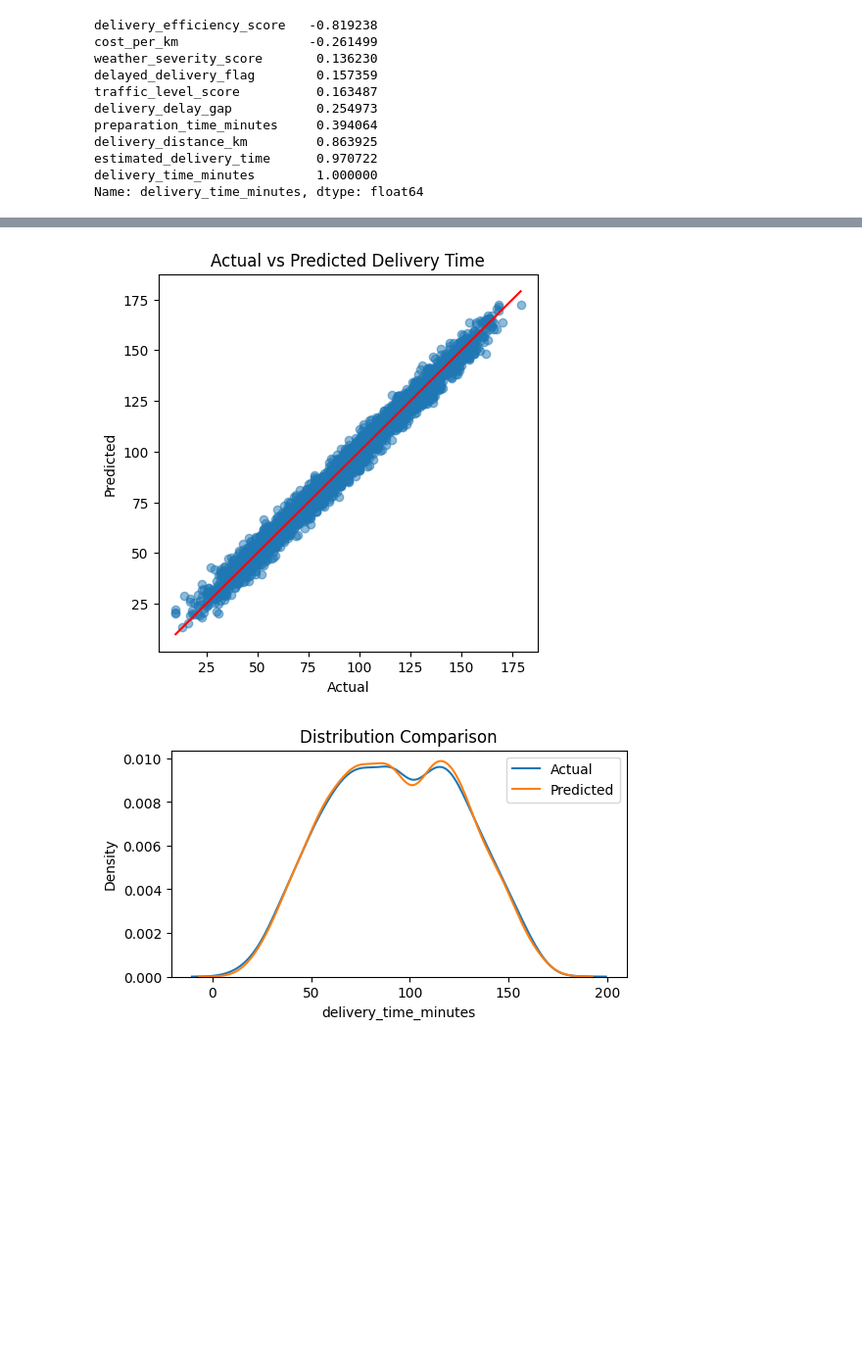
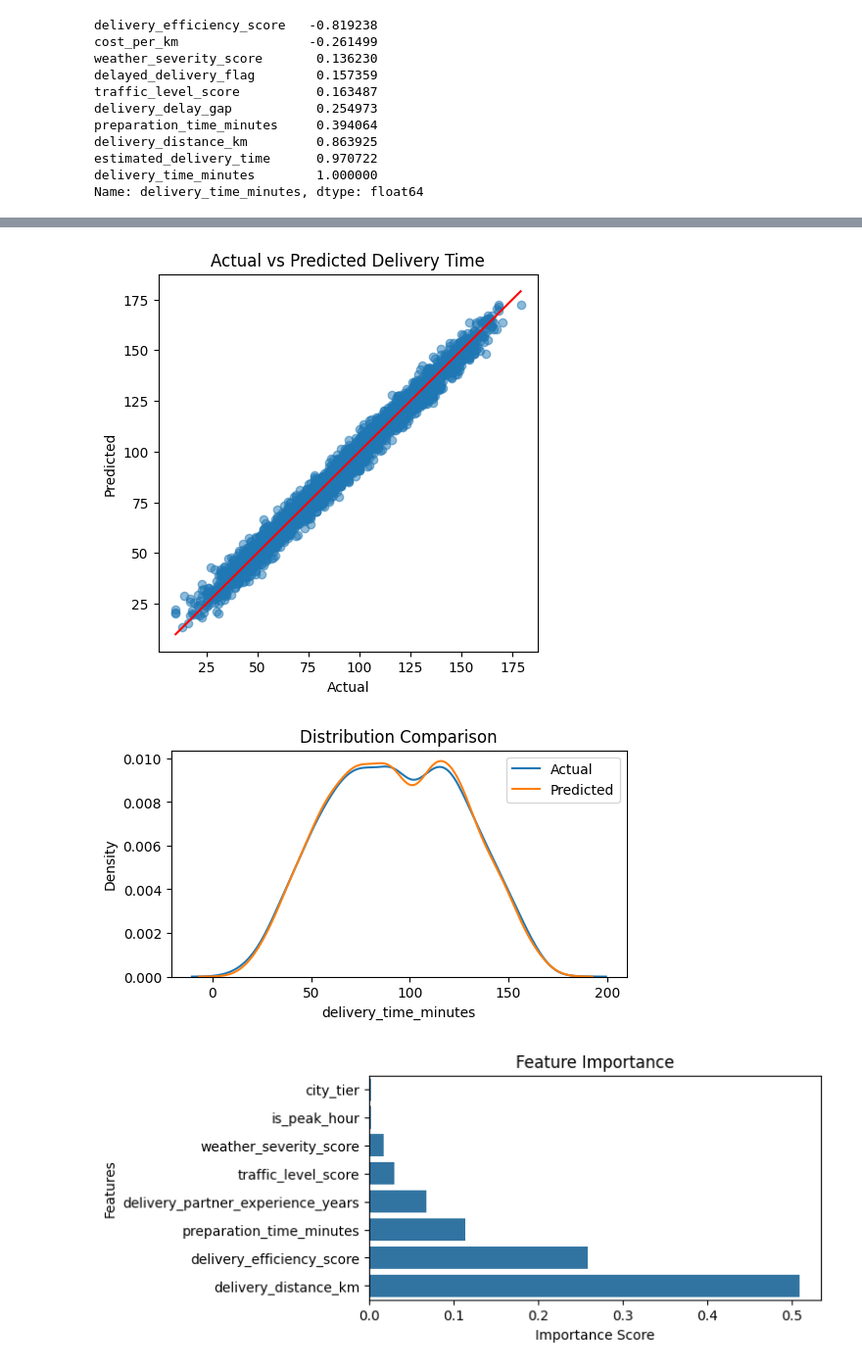
Before and after one commit to soufianboukir/food-delivery-analytics, a Jupyter notebook: notebooks/04_modeling_regression.ipynb, the cells around one changed output, grey strips where cells are left out. Shown at 98% size. Drawn from its saved outputs; the diff is of its cells as text; code cells hidden in the pictures; blank space fills up the shorter version.

```diff
--- a/notebooks/04_modeling_regression.ipynb
+++ b/notebooks/04_modeling_regression.ipynb
@@ -251,30 +295,51 @@ print(f"R²   : {r2:.4f}")
 plt.figure(figsize=(5,5))
 
 plt.scatter(y_test, y_pred, alpha=0.5)
 plt.plot([y_test.min(), y_test.max()],
          [y_test.min(), y_test.max()],
          color='red')
 
 plt.title("Actual vs Predicted Delivery Time")
 plt.xlabel("Actual")
 plt.ylabel("Predicted")
 plt.show()
 
 # Distribution: Actual vs Predicted
 plt.figure(figsize=(6,3))
 
 sns.kdeplot(y_test, label='Actual')
 sns.kdeplot(y_pred, label='Predicted')
 
 plt.title("Distribution Comparison")
 plt.legend()
 plt.show()
+
+# importance from model (rf or xgb)
+importance = pd.DataFrame({
+    'Feature': X_train.columns,
+    'Importance': xgb.feature_importances_   # change to xgb.feature_importances_ if needed
+}).sort_values(by='Importance', ascending=True)
+
+plt.figure(figsize=(6,3))
+
+sns.barplot(
+    x='Importance',
+    y='Feature',
+    data=importance
+)
+
+plt.title('Feature Importance')
+plt.xlabel('Importance Score')
+plt.ylabel('Features')
+
+plt.show()
 # %% [output]
 ==================================================
 XGBoost Results
 ==================================================
 MAE  : 3.29
 RMSE : 4.12
 R²   : 0.9851
 [figure]
 [figure]
+[figure, added]
```
Also changed, not shown: parts of 3 cells of this notebook.
